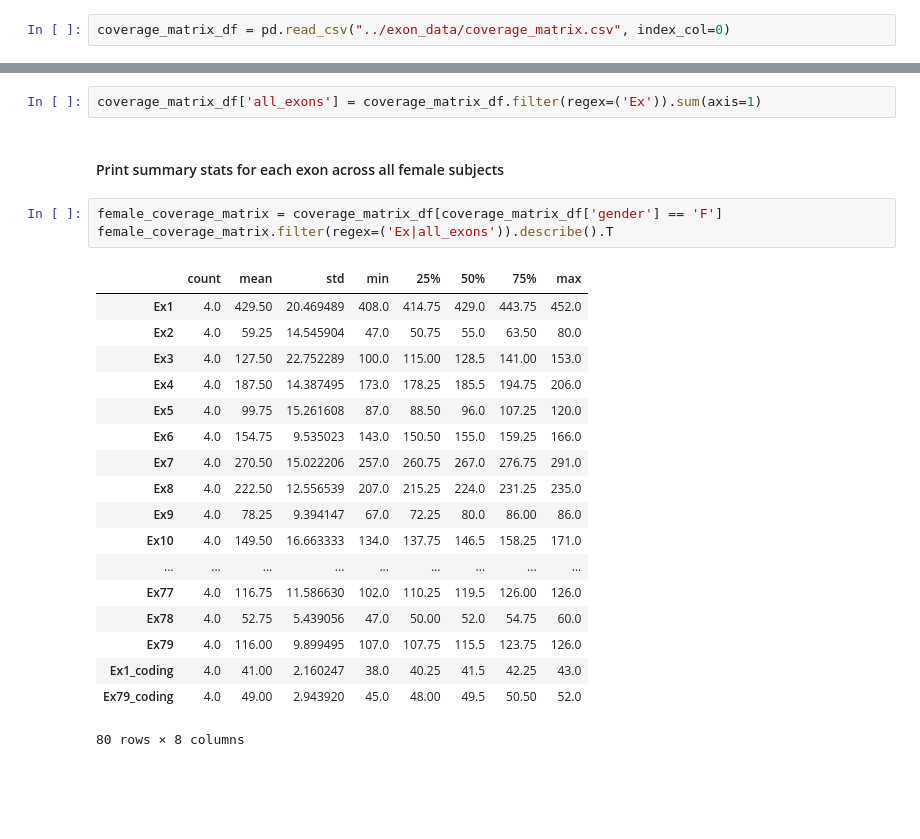
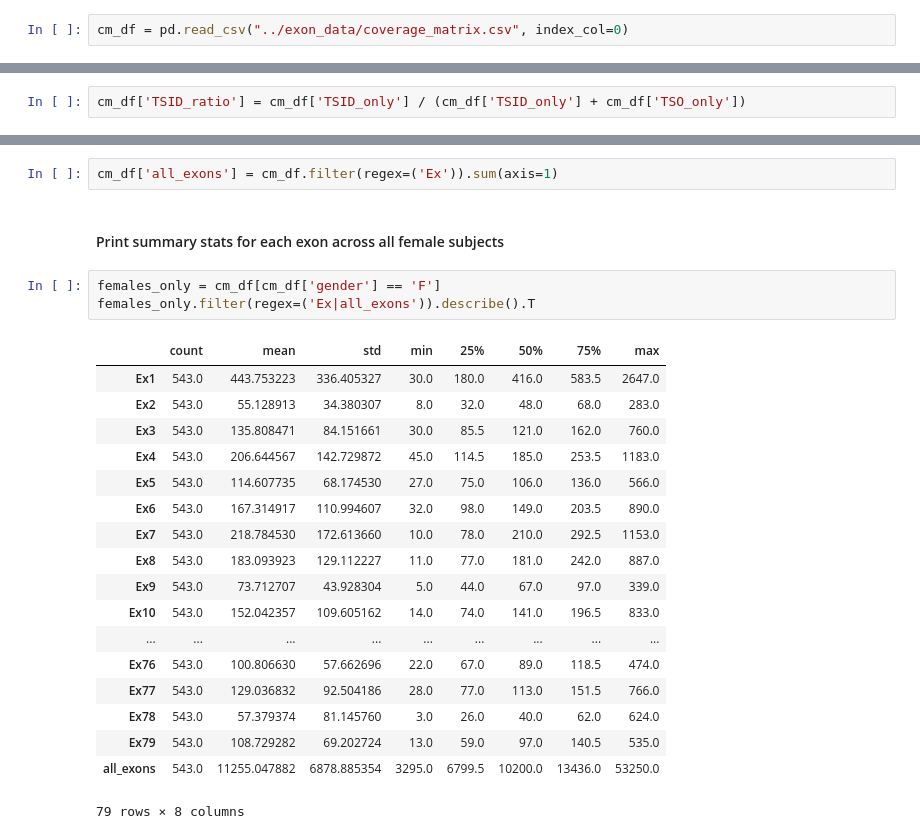
Before and after one commit to vkozareva/geneCNV, a Jupyter notebook: notebooks/analyze_coverage_matrix.ipynb, the cells around one changed output, grey strips where cells are left out. Drawn from its saved outputs; the diff is of its cells as text; blank space fills up the shorter version.

```diff
--- a/notebooks/analyze_coverage_matrix.ipynb
+++ b/notebooks/analyze_coverage_matrix.ipynb
@@ -24,4 +24,4 @@ Finished parsing all 2 subjects
 # %% [markdown]
 #### Alternatively, load the coverage_matrix from csv
 # %%
-coverage_matrix_df = pd.read_csv("../exon_data/coverage_matrix.csv", index_col=0)
+cm_df = pd.read_csv("../exon_data/coverage_matrix.csv", index_col=0)
@@ -37,0 +30,2 @@ coverage_matrix_df.head()
+# %%
+cm_df['TSID_ratio'] = cm_df['TSID_only'] / (cm_df['TSID_only'] + cm_df['TSO_only'])
@@ -38,28 +75,28 @@ coverage_matrix_df.head()
 # %% [markdown]
 #### Add columns for summed coverage across all exons
 # %%
-coverage_matrix_df['all_exons'] = coverage_matrix_df.filter(regex=('Ex')).sum(axis=1)
+cm_df['all_exons'] = cm_df.filter(regex=('Ex')).sum(axis=1)
 # %% [markdown]
 #### Print summary stats for each exon across all female subjects
 # %%
-female_coverage_matrix = coverage_matrix_df[coverage_matrix_df['gender'] == 'F']
-female_coverage_matrix.filter(regex=('Ex|all_exons')).describe().T
+females_only = cm_df[cm_df['gender'] == 'F']
+females_only.filter(regex=('Ex|all_exons')).describe().T
 # %% [output]
 |  | count | mean | std | min | 25% | 50% | 75% | max |
-| Ex1 | 4.0 | 429.50 | 20.469489 | 408.0 | 414.75 | 429.0 | 443.75 | 452.0 |
-| Ex2 | 4.0 | 59.25 | 14.545904 | 47.0 | 50.75 | 55.0 | 63.50 | 80.0 |
-| Ex3 | 4.0 | 127.50 | 22.752289 | 100.0 | 115.00 | 128.5 | 141.00 | 153.0 |
-| Ex4 | 4.0 | 187.50 | 14.387495 | 173.0 | 178.25 | 185.5 | 194.75 | 206.0 |
-| Ex5 | 4.0 | 99.75 | 15.261608 | 87.0 | 88.50 | 96.0 | 107.25 | 120.0 |
-| Ex6 | 4.0 | 154.75 | 9.535023 | 143.0 | 150.50 | 155.0 | 159.25 | 166.0 |
-| Ex7 | 4.0 | 270.50 | 15.022206 | 257.0 | 260.75 | 267.0 | 276.75 | 291.0 |
-| Ex8 | 4.0 | 222.50 | 12.556539 | 207.0 | 215.25 | 224.0 | 231.25 | 235.0 |
-| Ex9 | 4.0 | 78.25 | 9.394147 | 67.0 | 72.25 | 80.0 | 86.00 | 86.0 |
-| Ex10 | 4.0 | 149.50 | 16.663333 | 134.0 | 137.75 | 146.5 | 158.25 | 171.0 |
+| Ex1 | 543.0 | 443.753223 | 336.405327 | 30.0 | 180.0 | 416.0 | 583.5 | 2647.0 |
+| Ex2 | 543.0 | 55.128913 | 34.380307 | 8.0 | 32.0 | 48.0 | 68.0 | 283.0 |
+| Ex3 | 543.0 | 135.808471 | 84.151661 | 30.0 | 85.5 | 121.0 | 162.0 | 760.0 |
+| Ex4 | 543.0 | 206.644567 | 142.729872 | 45.0 | 114.5 | 185.0 | 253.5 | 1183.0 |
+| Ex5 | 543.0 | 114.607735 | 68.174530 | 27.0 | 75.0 | 106.0 | 136.0 | 566.0 |
+| Ex6 | 543.0 | 167.314917 | 110.994607 | 32.0 | 98.0 | 149.0 | 203.5 | 890.0 |
+| Ex7 | 543.0 | 218.784530 | 172.613660 | 10.0 | 78.0 | 210.0 | 292.5 | 1153.0 |
+| Ex8 | 543.0 | 183.093923 | 129.112227 | 11.0 | 77.0 | 181.0 | 242.0 | 887.0 |
+| Ex9 | 543.0 | 73.712707 | 43.928304 | 5.0 | 44.0 | 67.0 | 97.0 | 339.0 |
+| Ex10 | 543.0 | 152.042357 | 109.605162 | 14.0 | 74.0 | 141.0 | 196.5 | 833.0 |
 | ... | ... | ... | ... | ... | ... | ... | ... | ... |
-| Ex77 | 4.0 | 116.75 | 11.586630 | 102.0 | 110.25 | 119.5 | 126.00 | 126.0 |
-| Ex78 | 4.0 | 52.75 | 5.439056 | 47.0 | 50.00 | 52.0 | 54.75 | 60.0 |
-| Ex79 | 4.0 | 116.00 | 9.899495 | 107.0 | 107.75 | 115.5 | 123.75 | 126.0 |
-| Ex1_coding | 4.0 | 41.00 | 2.160247 | 38.0 | 40.25 | 41.5 | 42.25 | 43.0 |
-| Ex79_coding | 4.0 | 49.00 | 2.943920 | 45.0 | 48.00 | 49.5 | 50.50 | 52.0 |
+| Ex76 | 543.0 | 100.806630 | 57.662696 | 22.0 | 67.0 | 89.0 | 118.5 | 474.0 |
+| Ex77 | 543.0 | 129.036832 | 92.504186 | 28.0 | 77.0 | 113.0 | 151.5 | 766.0 |
+| Ex78 | 543.0 | 57.379374 | 81.145760 | 3.0 | 26.0 | 40.0 | 62.0 | 624.0 |
+| Ex79 | 543.0 | 108.729282 | 69.202724 | 13.0 | 59.0 | 97.0 | 140.5 | 535.0 |
+| all_exons | 543.0 | 11255.047882 | 6878.885354 | 3295.0 | 6799.5 | 10200.0 | 13436.0 | 53250.0 |
-80 rows × 8 columns
+79 rows × 8 columns
```
Also changed, not shown: parts of 8 cells of this notebook, 1 other file.
